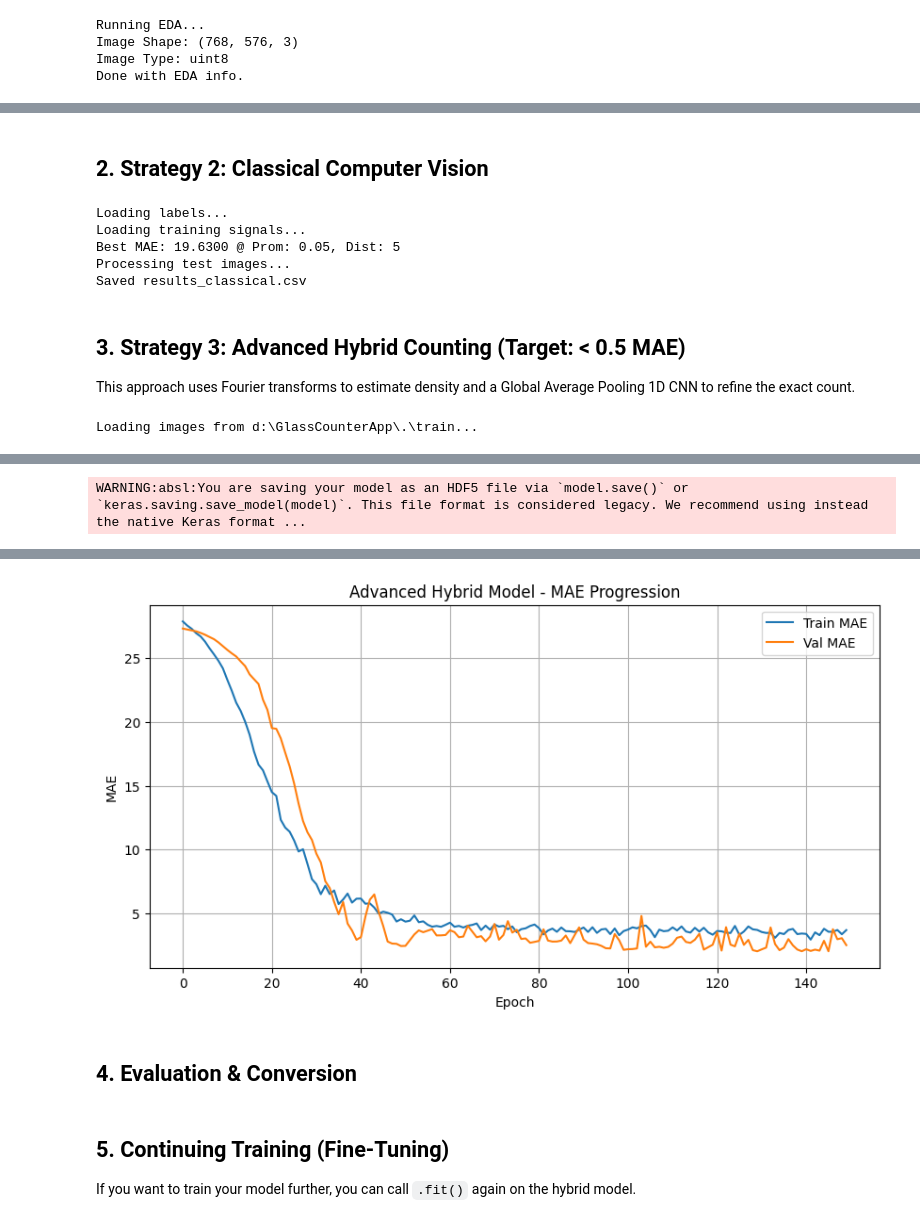
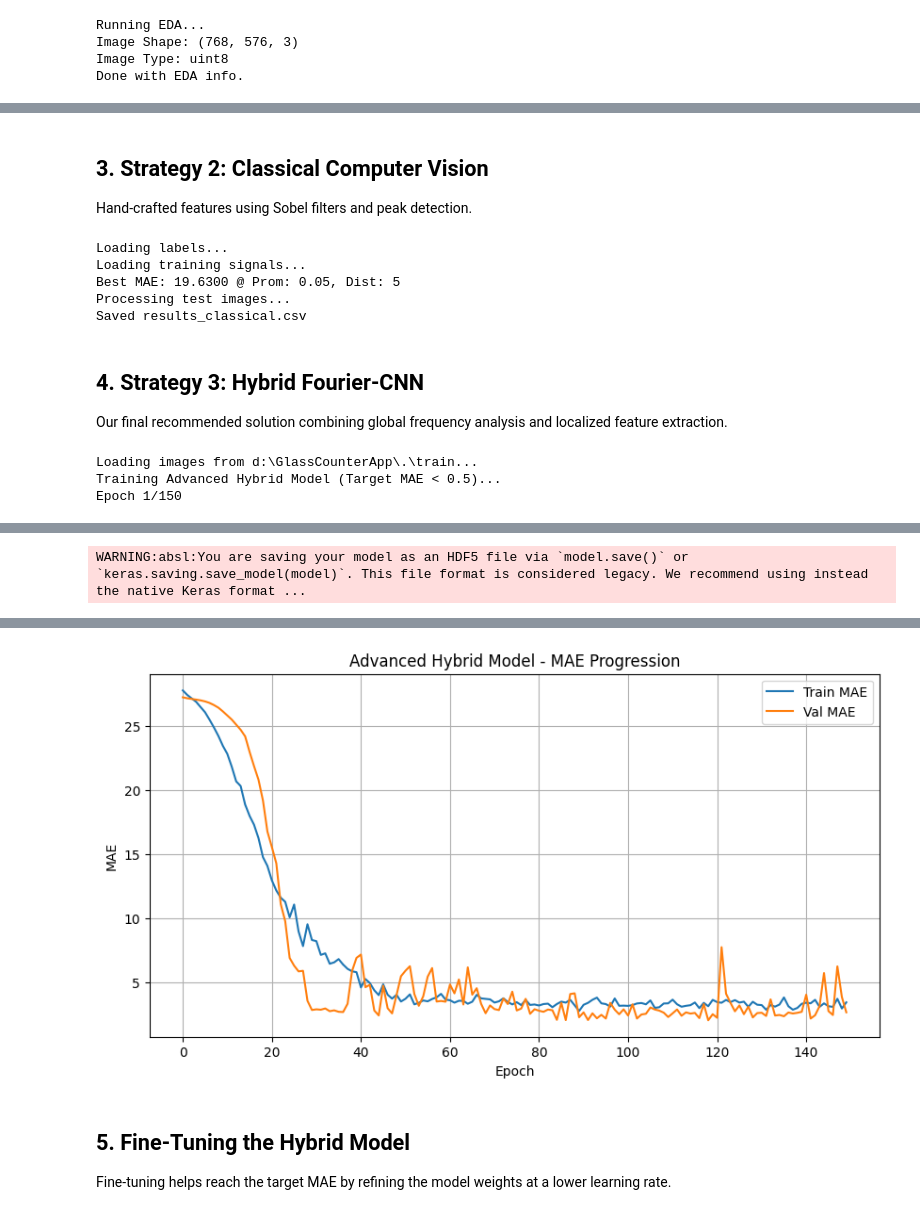
Before and after one commit to Lebang11/GlassCounterApp, a Jupyter notebook: Glass_Counting_Pipeline.ipynb, the cells around one changed output, grey strips where cells are left out. Saved outputs shown, nothing was run; the diff lists cells and outputs as text; code cells hidden in the pictures.

Commit message:
feat: Introduce a baseline 1D CNN strategy, reorganize the glass counting pipeline notebook, update models and results, and add project documentation.

```diff
--- a/Glass_Counting_Pipeline.ipynb
+++ b/Glass_Counting_Pipeline.ipynb
@@ -185,5 +260,7 @@ Done with EDA info.
 # %% [markdown]
-## 2. Strategy 2: Classical Computer Vision
+## 3. Strategy 2: Classical Computer Vision
+
+Hand-crafted features using Sobel filters and peak detection.
 # %%
 import os
 import glob
@@ -282,10 +359,10 @@ Loading training signals...
 Best MAE: 19.6300 @ Prom: 0.05, Dist: 5
 Processing test images...
 Saved results_classical.csv
-# %% [markdown]
-## 3. Strategy 3: Advanced Hybrid Counting (Target: < 0.5 MAE)
-
-This approach uses Fourier transforms to estimate density and a Global Average Pooling 1D CNN to refine the exact count.
+# %% [markdown]
+## 4. Strategy 3: Hybrid Fourier-CNN
+
+Our final recommended solution combining global frequency analysis and localized feature extraction.
 # %%
 import os
 import numpy as np
@@ -357,7 +434,39 @@ def main():
     model.save(MODEL_PATH)
     print(f"Hybrid model saved to {MODEL_PATH}")
 
-    # Plot MAE
+    print("Processing test images with Advanced Hybrid Strategy...")
+    # Load and preprocess test images using our standardized loader
+    test_dir = os.path.join('.', 'test')
+    X_test, _, test_img_paths = load_dataset(test_dir)
+
+    if len(X_test) > 0:
+        # 1. Neural Network Prediction (Primary)
+        nn_preds = model.predict(X_test).flatten()
+
+        # 2. Fourier Density Estimation (Sanity Check)
+        fourier_preds = np.array([estimate_count_fourier(sig.flatten()) for sig in X_test])
+
+        # 3. Hybrid Ensemble (Weighted 80/20) + clipping to [20, 35]
+        # This improves robustness against the ±5% manufacturing tolerance
+        final_counts = (0.8 * nn_preds) + (0.2 * fourier_preds)
+        final_counts = np.clip(final_counts, 20.0, 35.0)
+
+        results = []
+        for i, path in enumerate(test_img_paths):
+            img_id = os.path.basename(path).split('.')[0]
+            results.append({
+                'image_number': img_id,
+                'number_of_sheets': round(float(final_counts[i]), 2)
+            })
+
+        results_df = pd.DataFrame(results)
+        # Exporting to results.csv as required by the challenge submission
+        results_df.to_csv('results_hybrid.csv', index=False)
+        print(f"Successfully generated results_hybrid.csv with {len(results)} images.")
+    else:
+        print("Error: No test images found in 'test/' directory.")
+
+    # The following code handles visualization of the training process
     import matplotlib.pyplot as plt
     plt.figure(figsize=(10, 5))
     plt.plot(history.history['mae'], label='Train MAE')
@@ -373,3 +482,5 @@ if __name__ == "__main__":
     main()
 # %% [output]
 Loading images from d:\GlassCounterApp\.\train...
+Training Advanced Hybrid Model (Target MAE < 0.5)...
+Epoch 1/150
@@ -395,3 +510 @@ Hybrid model saved to .\glass_counter_hybrid.h5
-[figure, old version]
+[figure, new version]
-# %% [markdown]
-## 4. Evaluation & Conversion
@@ -438,5 +511,5 @@ if __name__ == "__main__":
-# %% [markdown]
-## 5. Continuing Training (Fine-Tuning)
-
-If you want to train your model further, you can call `.fit()` again on the hybrid model.
+# %% [markdown]
+## 5. Fine-Tuning the Hybrid Model
+
+Fine-tuning helps reach the target MAE by refining the model weights at a lower learning rate.
 # %%
```
Also changed, not shown: parts of 11 cells of this notebook, 5 other files.
